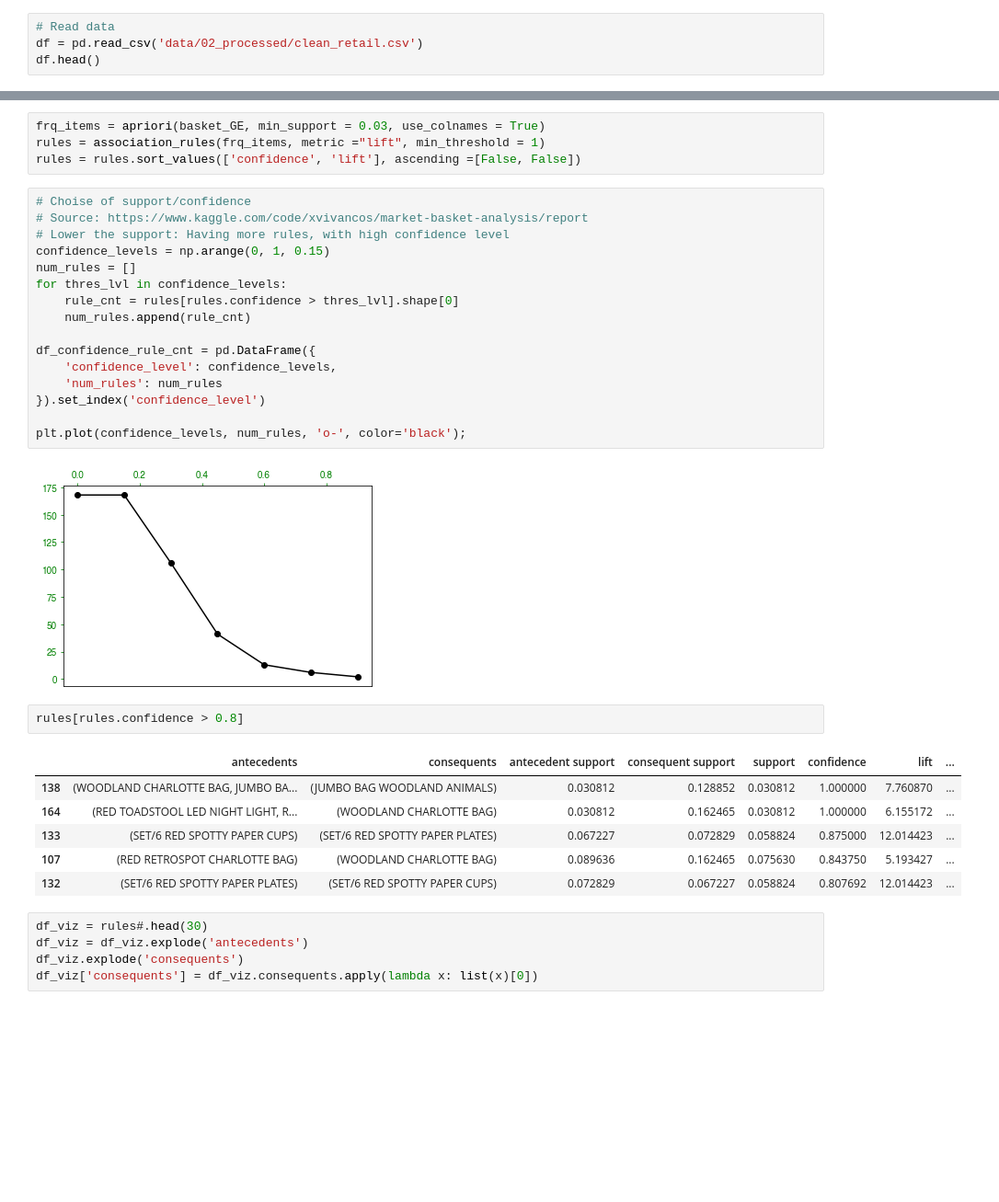
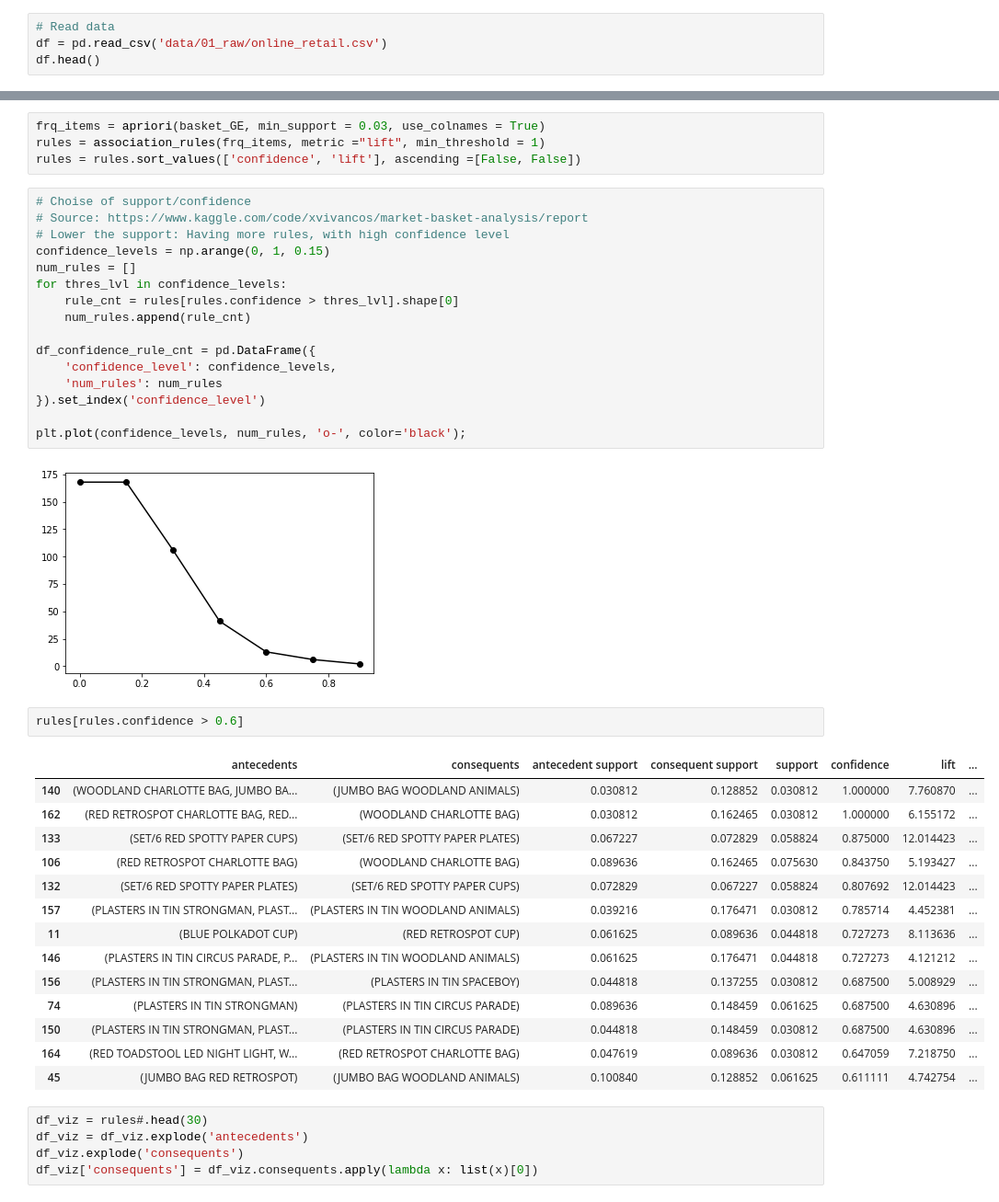
Before and after one commit to anhdangqb/basket-analysis-handson, a Jupyter notebook: notebooks/OnlineRetail_BasketAnalysis.ipynb, the cells around one changed output, grey strips where cells are left out. Shown: that part at 92% size. Saved outputs shown, nothing was run; the diff lists cells and outputs as text; blank space fills up the shorter version.

```diff
--- a/notebooks/OnlineRetail_BasketAnalysis.ipynb
+++ b/notebooks/OnlineRetail_BasketAnalysis.ipynb
@@ -23,6 +19,6 @@ Write output data to: /Users/anhdang/Developer/GitHub/refactor-notebooks/data/02
 # %%
 # Read data
-df = pd.read_csv('data/02_processed/clean_retail.csv')
+df = pd.read_csv('data/01_raw/online_retail.csv')
 df.head()
 # %% [output]
 |  | InvoiceNo | StockCode | Description | Quantity | InvoiceDate | UnitPrice | CustomerID | Country |
@@ -166,16 +162,24 @@ df_confidence_rule_cnt = pd.DataFrame({
 
 plt.plot(confidence_levels, num_rules, 'o-', color='black');
 # %% [output]
-[figure, old version]
+[figure, new version]
 # %%
-rules[rules.confidence > 0.8]
+rules[rules.confidence > 0.6]
 # %% [output]
 |  | antecedents | consequents | antecedent support | consequent support | support | confidence | lift | ... |
-| 138 | (WOODLAND CHARLOTTE BAG, JUMBO BA... | (JUMBO BAG WOODLAND ANIMALS) | 0.030812 | 0.128852 | 0.030812 | 1.000000 | 7.760870 | ... |
-| 164 | (RED TOADSTOOL LED NIGHT LIGHT, R... | (WOODLAND CHARLOTTE BAG) | 0.030812 | 0.162465 | 0.030812 | 1.000000 | 6.155172 | ... |
+| 140 | (WOODLAND CHARLOTTE BAG, JUMBO BA... | (JUMBO BAG WOODLAND ANIMALS) | 0.030812 | 0.128852 | 0.030812 | 1.000000 | 7.760870 | ... |
+| 162 | (RED RETROSPOT CHARLOTTE BAG, RED... | (WOODLAND CHARLOTTE BAG) | 0.030812 | 0.162465 | 0.030812 | 1.000000 | 6.155172 | ... |
 | 133 | (SET/6 RED SPOTTY PAPER CUPS) | (SET/6 RED SPOTTY PAPER PLATES) | 0.067227 | 0.072829 | 0.058824 | 0.875000 | 12.014423 | ... |
-| 107 | (RED RETROSPOT CHARLOTTE BAG) | (WOODLAND CHARLOTTE BAG) | 0.089636 | 0.162465 | 0.075630 | 0.843750 | 5.193427 | ... |
+| 106 | (RED RETROSPOT CHARLOTTE BAG) | (WOODLAND CHARLOTTE BAG) | 0.089636 | 0.162465 | 0.075630 | 0.843750 | 5.193427 | ... |
 | 132 | (SET/6 RED SPOTTY PAPER PLATES) | (SET/6 RED SPOTTY PAPER CUPS) | 0.072829 | 0.067227 | 0.058824 | 0.807692 | 12.014423 | ... |
+| 157 | (PLASTERS IN TIN STRONGMAN, PLAST... | (PLASTERS IN TIN WOODLAND ANIMALS) | 0.039216 | 0.176471 | 0.030812 | 0.785714 | 4.452381 | ... |
+| 11 | (BLUE POLKADOT CUP) | (RED RETROSPOT CUP) | 0.061625 | 0.089636 | 0.044818 | 0.727273 | 8.113636 | ... |
+| 146 | (PLASTERS IN TIN CIRCUS PARADE, P... | (PLASTERS IN TIN WOODLAND ANIMALS) | 0.061625 | 0.176471 | 0.044818 | 0.727273 | 4.121212 | ... |
+| 156 | (PLASTERS IN TIN STRONGMAN, PLAST... | (PLASTERS IN TIN SPACEBOY) | 0.044818 | 0.137255 | 0.030812 | 0.687500 | 5.008929 | ... |
+| 74 | (PLASTERS IN TIN STRONGMAN) | (PLASTERS IN TIN CIRCUS PARADE) | 0.089636 | 0.148459 | 0.061625 | 0.687500 | 4.630896 | ... |
+| 150 | (PLASTERS IN TIN STRONGMAN, PLAST... | (PLASTERS IN TIN CIRCUS PARADE) | 0.044818 | 0.148459 | 0.030812 | 0.687500 | 4.630896 | ... |
+| 164 | (RED TOADSTOOL LED NIGHT LIGHT, W... | (RED RETROSPOT CHARLOTTE BAG) | 0.047619 | 0.089636 | 0.030812 | 0.647059 | 7.218750 | ... |
+| 45 | (JUMBO BAG RED RETROSPOT) | (JUMBO BAG WOODLAND ANIMALS) | 0.100840 | 0.128852 | 0.061625 | 0.611111 | 4.742754 | ... |
 # %%
 df_viz = rules#.head(30)
 df_viz = df_viz.explode('antecedents')
```
Also changed, not shown: parts of 8 cells of this notebook, 23 other files.
